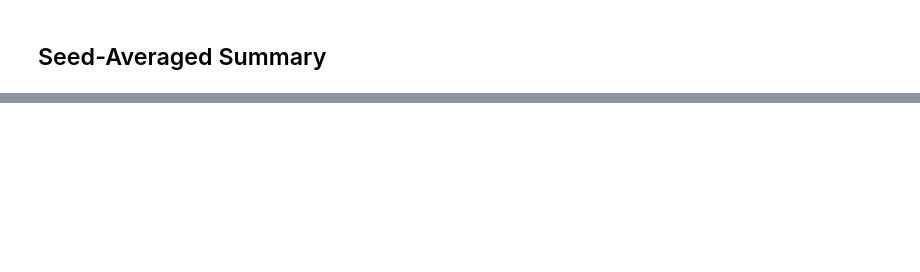
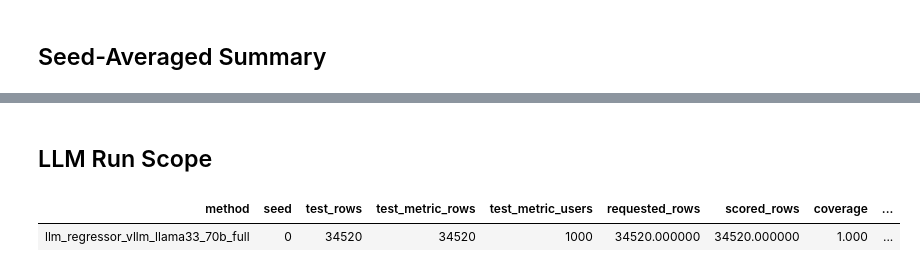
Before and after one commit to agafonovartem/beyond-click-sim, a Jupyter notebook: notebooks/compare_regression_mean_eval1000.ipynb, the cells around one changed output, grey strips where cells are left out. Drawn from its saved outputs; the diff is of its cells as text; code cells hidden in the pictures; blank space fills up the shorter version.

```diff
--- a/notebooks/compare_regression_mean_eval1000.ipynb
+++ b/notebooks/compare_regression_mean_eval1000.ipynb
@@ -173,0 +258,15 @@ display(
+# %% [markdown]
+## LLM Run Scope
+# %%
+llm_scope = latest_runs[latest_runs["method"].astype(str).str.startswith("llm_")][[
+    "method", "seed", "test_rows", "test_metric_rows", "test_metric_users",
+    "requested_rows", "scored_rows", "coverage", "llm_errors", "run",
+]]
+display(
+    llm_scope.style
+    .format({"coverage": "{:.3f}"}, na_rep="")
+    .hide(axis="index")
+)
+# %% [output]
+| method | seed | test_rows | test_metric_rows | test_metric_users | requested_rows | scored_rows | coverage | ... |
+| llm_regressor_vllm_llama33_70b_full | 0 | 34520 | 34520 | 1000 | 34520.000000 | 34520.000000 | 1.000 | ... |
```
Also changed, not shown: parts of 6 cells of this notebook, 3 other files.
